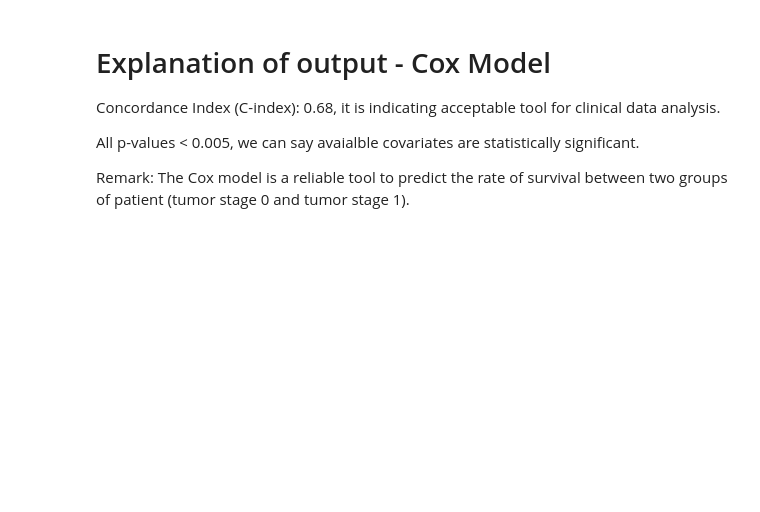
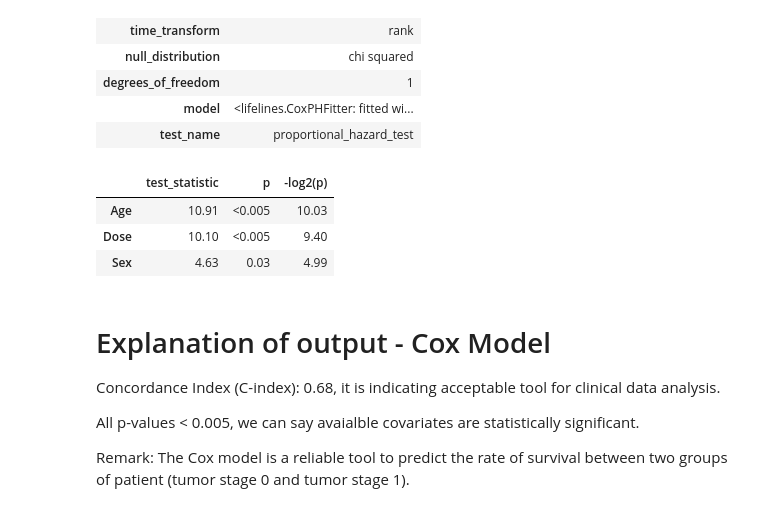
Before and after one commit to mfa327/BINF-5507-assignment-4, a Jupyter notebook: main.ipynb, the cells around one changed output. Saved outputs shown, nothing was run; the diff lists cells and outputs as text; code cells hidden in the pictures; blank space fills up the shorter version.

```diff
--- a/main.ipynb
+++ b/main.ipynb
@@ -157,0 +174,15 @@ cph.print_summary()
+# %%
+# Validation proportional hazards
+# Step 5: Check proportional hazards assumption
+ph_test = proportional_hazard_test(cph, df_clean, time_transform='rank')
+ph_test.print_summary()
+# %% [output]
+| time_transform | rank |
+| null_distribution | chi squared |
+| degrees_of_freedom | 1 |
+| model | <lifelines.CoxPHFitter: fitted wi... |
+| test_name | proportional_hazard_test |
+|  | test_statistic | p | -log2(p) |
+| Age | 10.91 | <0.005 | 10.03 |
+| Dose | 10.10 | <0.005 | 9.40 |
+| Sex | 4.63 | 0.03 | 4.99 |
```
Also changed, not shown: parts of 32 cells of this notebook.
